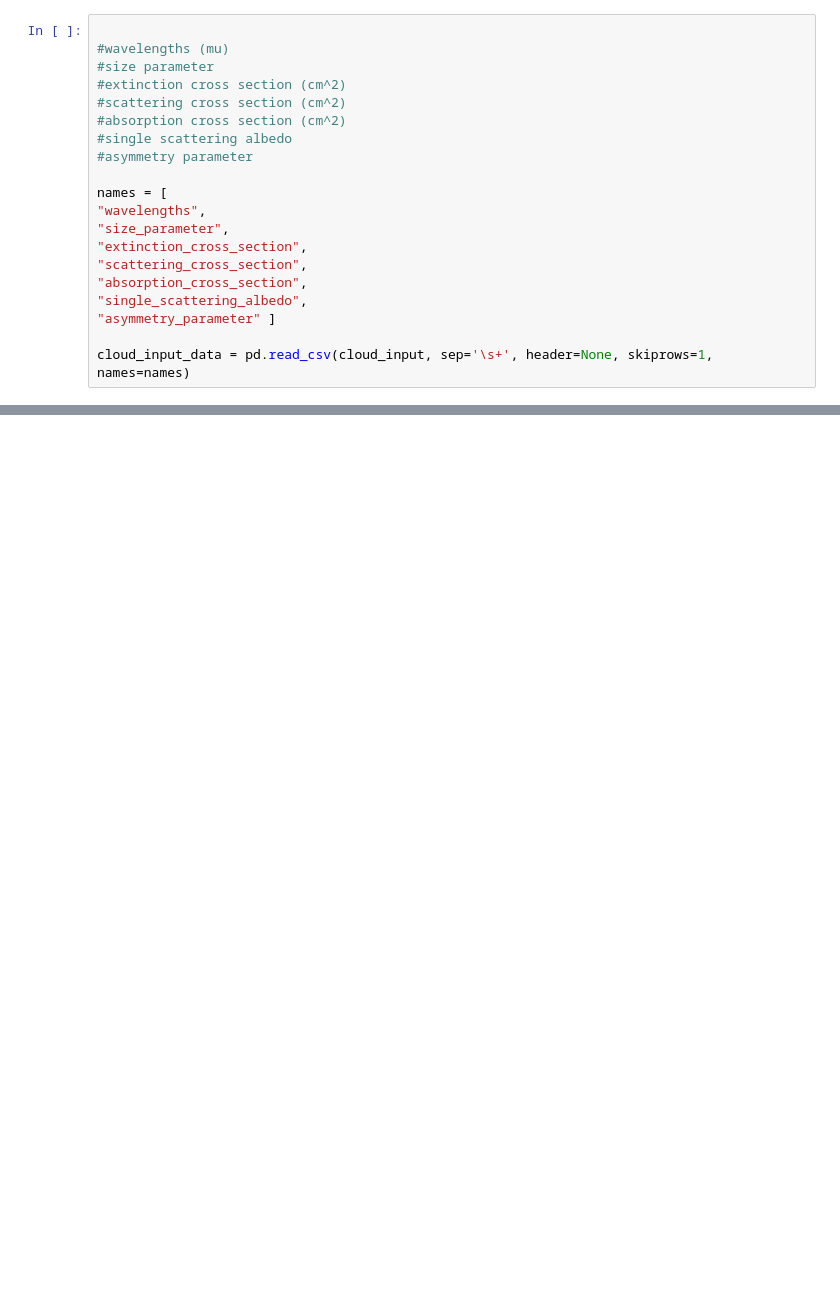
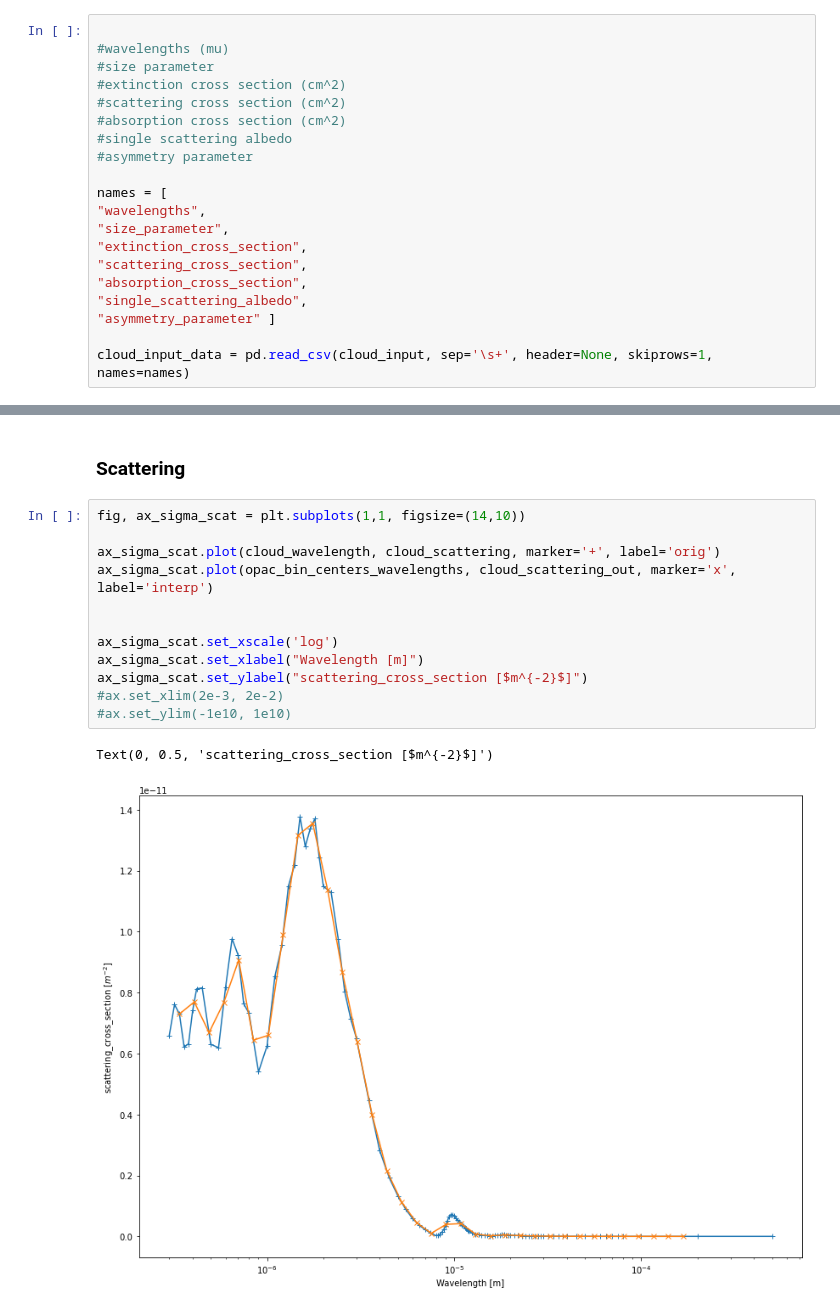
Before and after one commit to nabajour/Alfrodull, a Jupyter notebook: tools/create_cloud_file.ipynb, the cells around one changed output, grey strips where cells are left out. Saved outputs shown, nothing was run; the diff lists cells and outputs as text; blank space fills up the shorter version.

```diff
--- a/tools/create_cloud_file.ipynb
+++ b/tools/create_cloud_file.ipynb
@@ -67,0 +186,17 @@ cloud_input_data
+# %% [markdown]
+### Scattering
+# %%
+fig, ax_sigma_scat = plt.subplots(1,1, figsize=(14,10))
+
+ax_sigma_scat.plot(cloud_wavelength, cloud_scattering, marker='+', label='orig')
+ax_sigma_scat.plot(opac_bin_centers_wavelengths, cloud_scattering_out, marker='x', label='interp')
+
+
+ax_sigma_scat.set_xscale('log')
+ax_sigma_scat.set_xlabel("Wavelength [m]")
+ax_sigma_scat.set_ylabel("scattering_cross_section [$m^{-2}$]")
+#ax.set_xlim(2e-3, 2e-2)
+#ax.set_ylim(-1e10, 1e10)
+# %% [output]
+Text(0, 0.5, 'scattering_cross_section [$m^{-2}$]')
+[figure, added]
```
Also changed, not shown: parts of 20 cells of this notebook.
